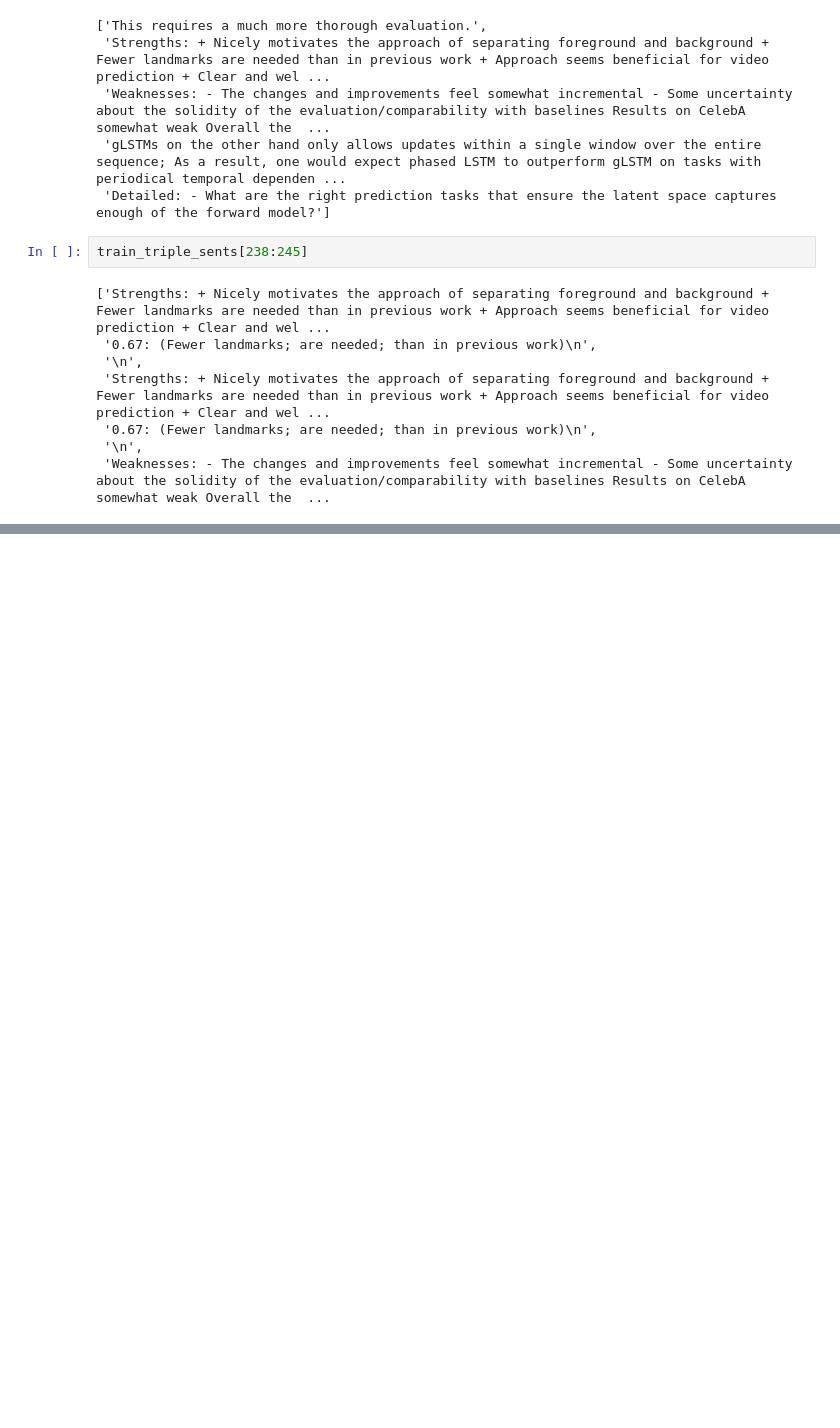
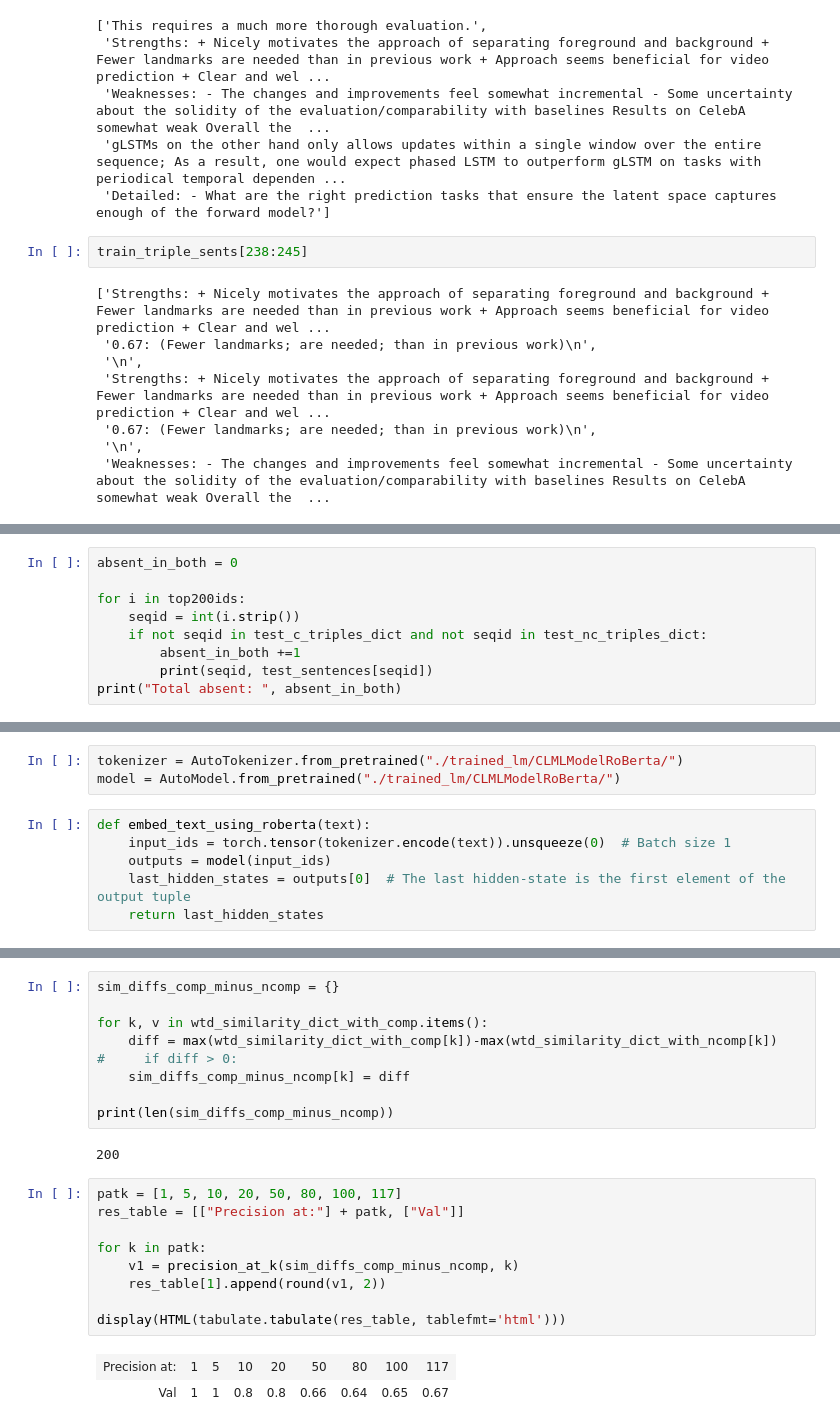
Before and after one commit to shruti-singh/meaningful-comparison, a Jupyter notebook: mcomp_text_extraction/Exp10_PrepDataForOpenIE6TripleExtraction.ipynb, the cells around one changed output, grey strips where cells are left out. Drawn from its saved outputs; the diff is of its cells as text; blank space fills up the shorter version.

```diff
--- a/mcomp_text_extraction/Exp10_PrepDataForOpenIE6TripleExtraction.ipynb
+++ b/mcomp_text_extraction/Exp10_PrepDataForOpenIE6TripleExtraction.ipynb
@@ -226,0 +527,9 @@ s[7:-2].split(";"), s1[7:-2].split(";")
+# %%
+absent_in_both = 0
+
+for i in top200ids:
+    seqid = int(i.strip())
+    if not seqid in test_c_triples_dict and not seqid in test_nc_triples_dict:
+        absent_in_both +=1
+        print(seqid, test_sentences[seqid])
+print("Total absent: ", absent_in_both)
@@ -226,0 +558,9 @@ s[7:-2].split(";"), s1[7:-2].split(";")
+# %%
+tokenizer = AutoTokenizer.from_pretrained("./trained_lm/CLMLModelRoBerta/")
+model = AutoModel.from_pretrained("./trained_lm/CLMLModelRoBerta/")
+# %%
+def embed_text_using_roberta(text):
+    input_ids = torch.tensor(tokenizer.encode(text)).unsqueeze(0)  # Batch size 1
+    outputs = model(input_ids)
+    last_hidden_states = outputs[0]  # The last hidden-state is the first element of the output tuple
+    return last_hidden_states
@@ -226,0 +724,23 @@ s[7:-2].split(";"), s1[7:-2].split(";")
+# %%
+sim_diffs_comp_minus_ncomp = {}
+
+for k, v in wtd_similarity_dict_with_comp.items():
+    diff = max(wtd_similarity_dict_with_comp[k])-max(wtd_similarity_dict_with_ncomp[k])
+#     if diff > 0:
+    sim_diffs_comp_minus_ncomp[k] = diff
+
+print(len(sim_diffs_comp_minus_ncomp))
+# %% [output]
+200
+# %%
+patk = [1, 5, 10, 20, 50, 80, 100, 117]
+res_table = [["Precision at:"] + patk, ["Val"]]
+
+for k in patk:
+    v1 = precision_at_k(sim_diffs_comp_minus_ncomp, k)
+    res_table[1].append(round(v1, 2))
+
+display(HTML(tabulate.tabulate(res_table, tablefmt='html')))
+# %% [output]
+| Precision at: | 1 | 5 | 10 | 20 | 50 | 80 | 100 | 117 |
+| Val | 1 | 1 | 0.8 | 0.8 | 0.66 | 0.64 | 0.65 | 0.67 |
```
Also changed, not shown: parts of 57 cells of this notebook, 10 other files.
